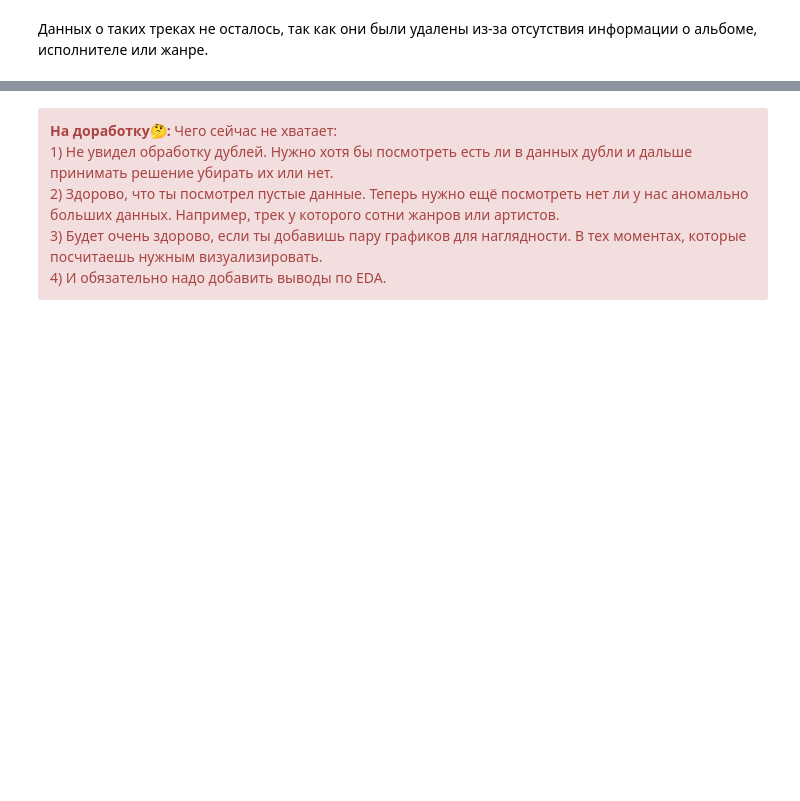
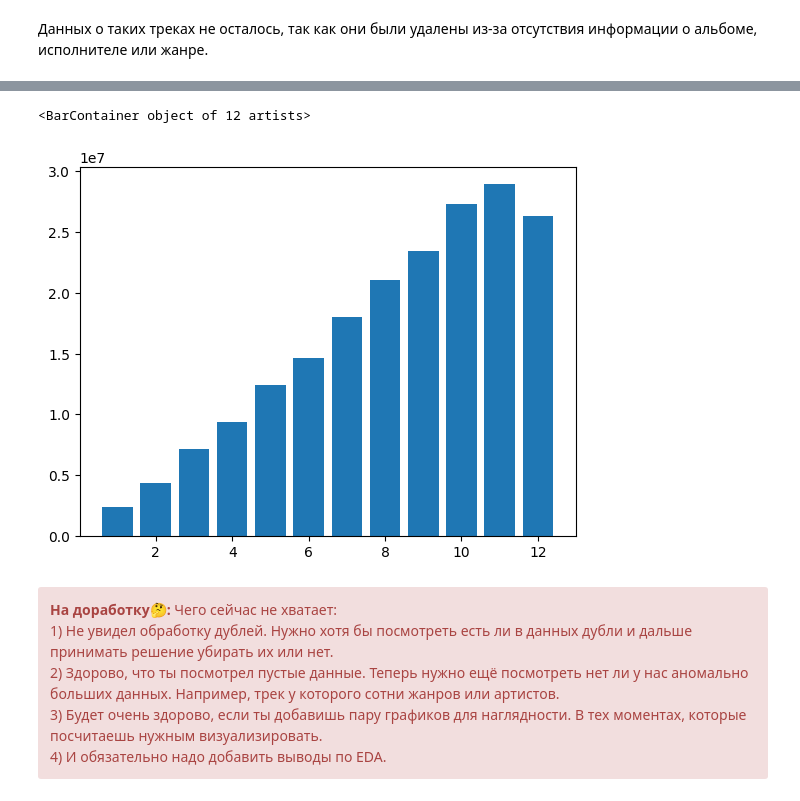
Before and after one commit to TLMCH/music_service_recommendation_system, a Jupyter notebook: notebook (3).ipynb, the cells around one changed output, grey strips where cells are left out. Cells and saved outputs as stored; diff of their text form; code cells hidden in the pictures; blank space fills up the shorter version.

```diff
--- a/notebook (3).ipynb
+++ b/notebook (3).ipynb
@@ -241,33 +260,11 @@ Name: count, dtype: int64
 # %%
-def fill_track_id(row) -> int:
-    if row['type'] == 'track':
-        return int(row['id'])
-    else:
-        return None
+def fill_id(row, type):
+    return int(row['id']) if row['type'] == type else None
 
-def fill_album_id(row) -> int:
-    if row['type'] == 'album':
-        return int(row['id'])
-    else:
-        return None
-
-def fill_artist_id(row) -> int:
-    if row['type'] == 'artist':
-        return int(row['id'])
-    else:
-        return None
-
-def fill_genre_id(row) -> int:
-    if row['type'] == 'genre':
-        return int(row['id'])
-    else:
-        return None
-
-
-catalog_names['track_id'] = catalog_names.apply(fill_track_id, axis=1)
-catalog_names['album_id'] = catalog_names.apply(fill_album_id, axis=1)
-catalog_names['artist_id'] = catalog_names.apply(fill_artist_id, axis=1)
-catalog_names['genre_id'] = catalog_names.apply(fill_genre_id, axis=1)
+catalog_names['track_id'] = catalog_names.apply(lambda row: fill_id(row, 'track'), axis=1)
+catalog_names['album_id'] = catalog_names.apply(lambda row: fill_id(row, 'album'), axis=1)
+catalog_names['artist_id'] = catalog_names.apply(lambda row: fill_id(row, 'artist'), axis=1)
+catalog_names['genre_id'] = catalog_names.apply(lambda row: fill_id(row, 'genre'), axis=1)
 catalog_names
 # %% [output]
 |  | id | type | name | track_id | album_id | artist_id | genre_id |
@@ -473,0 +523,2 @@ Genre: ['rap']
+# %%
+interactions["month"] = interactions["started_at"].dt.month
@@ -474,3 +540,10 @@ Genre: ['rap']
+# %%
+x = [i for i in range(1, 13)]
+y = interactions.groupby('month')['track_id'].count().values.tolist()
+plt.bar(x, y)
+# %% [output]
+<BarContainer object of 12 artists>
+[figure, added]
 # %% [markdown]
 <div class="alert alert-block alert-danger">
 <b>На доработку🤔:</b>
```
Also changed, not shown: parts of 16 cells of this notebook.
